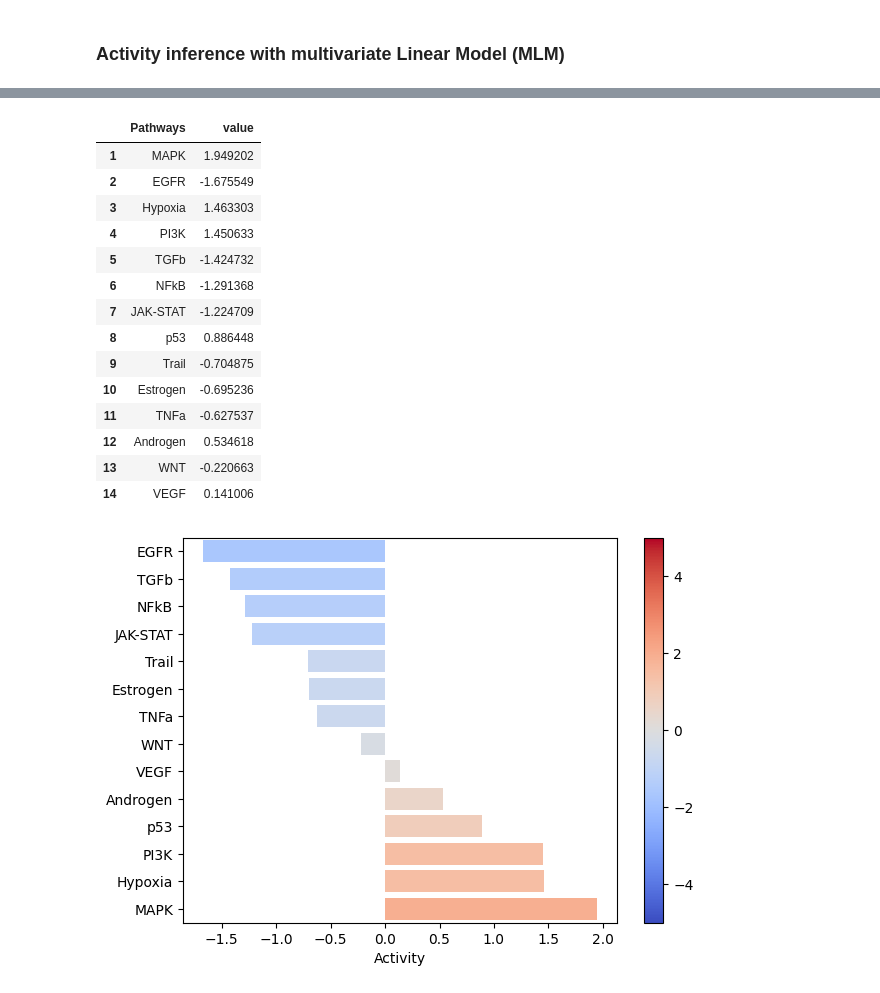
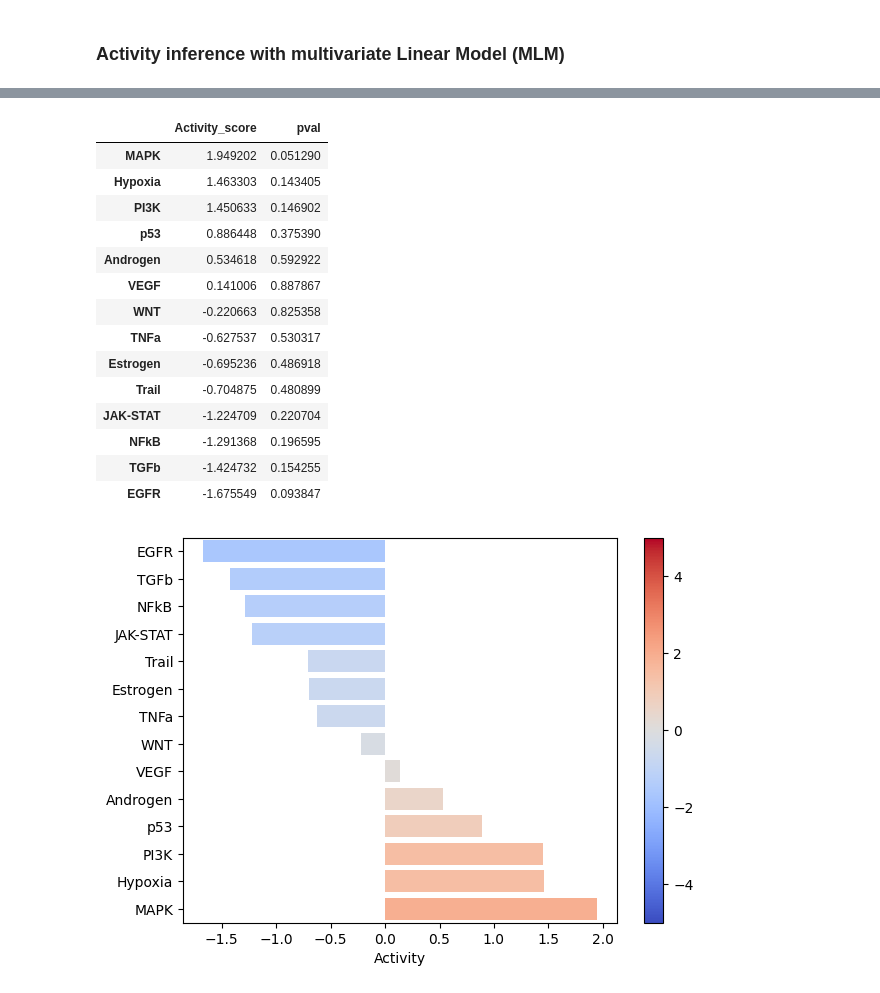
Before and after one commit to AlexanderFastner/MAFA_functional_analysis, a Jupyter notebook: notebooks/direct_comparison_WT_01.ipynb, the cells around one changed output, grey strips where cells are left out. Cells and saved outputs as stored; diff of their text form; code cells hidden in the pictures.

```diff
--- a/notebooks/direct_comparison_WT_01.ipynb
+++ b/notebooks/direct_comparison_WT_01.ipynb
@@ -328,7 +295,8 @@ mat
 # %% [markdown]
 ### Transcription factor activity inference
 # %%
-collectri = dc.get_collectri(organism='human')
+#collectri = dc.get_collectri(organism='human')
+collectri = pd.read_csv("collectri.csv")
 collectri
 # %% [output]
 |  | source | target | weight | PMID |
@@ -455,0 +426,3 @@ long_df
+# %%
+tf_acts_MLM, tf_pvals_MLM, = dc.run_mlm(mat=mat, net=collectri, verbose=True)
+tf_acts_MLM
@@ -511,6 +560,9 @@ progeny
 # %%
 # Infer pathway activities with mlm
 pathway_acts, pathway_pvals = dc.run_mlm(mat=mat, net=progeny, verbose=True)
-pathway_acts
+pathway_acts.index=['Activity_score']
+pathway_pvals.index=['pval']
+#pathway_acts
+pathway_all = pd.concat([pathway_acts, pathway_pvals])
 # %% [output]
 Running mlm on mat with 1 samples and 15375 targets for 14 sources.
@@ -519,26 +575,21 @@ Running mlm on mat with 1 samples and 15375 targets for 14 sources.
 # %%
-abs_values = pathway_acts.abs()
-sorted_df = abs_values.sum(axis=0).sort_values(ascending=False)
-top_25 = sorted_df.head(25).index
-subset_df = pathway_acts[top_25]
-long_df = subset_df.reset_index().melt(var_name='Pathways', value_name='value')
-long_df = long_df[long_df.index != 0]
-long_df.to_csv('../figures/direct/WT_T0_T1/top25_pathways.csv')
-long_df
+pathway_all=pathway_all.T.sort_values(by="Activity_score",ascending=False)
+pathway_all.to_csv('../figures/direct/WT_T0_T1/top_pathways.csv')
+pathway_all
 # %% [output]
-|  | Pathways | value |
-| 1 | MAPK | 1.949202 |
-| 2 | EGFR | -1.675549 |
-| 3 | Hypoxia | 1.463303 |
-| 4 | PI3K | 1.450633 |
-| 5 | TGFb | -1.424732 |
-| 6 | NFkB | -1.291368 |
-| 7 | JAK-STAT | -1.224709 |
-| 8 | p53 | 0.886448 |
-| 9 | Trail | -0.704875 |
-| 10 | Estrogen | -0.695236 |
-| 11 | TNFa | -0.627537 |
-| 12 | Androgen | 0.534618 |
-| 13 | WNT | -0.220663 |
-| 14 | VEGF | 0.141006 |
+|  | Activity_score | pval |
+| MAPK | 1.949202 | 0.051290 |
+| Hypoxia | 1.463303 | 0.143405 |
+| PI3K | 1.450633 | 0.146902 |
+| p53 | 0.886448 | 0.375390 |
+| Androgen | 0.534618 | 0.592922 |
+| VEGF | 0.141006 | 0.887867 |
+| WNT | -0.220663 | 0.825358 |
+| TNFa | -0.627537 | 0.530317 |
+| Estrogen | -0.695236 | 0.486918 |
+| Trail | -0.704875 | 0.480899 |
+| JAK-STAT | -1.224709 | 0.220704 |
+| NFkB | -1.291368 | 0.196595 |
+| TGFb | -1.424732 | 0.154255 |
+| EGFR | -1.675549 | 0.093847 |
 # %%
```
Also changed, not shown: parts of 26 cells of this notebook, 54 other files.
